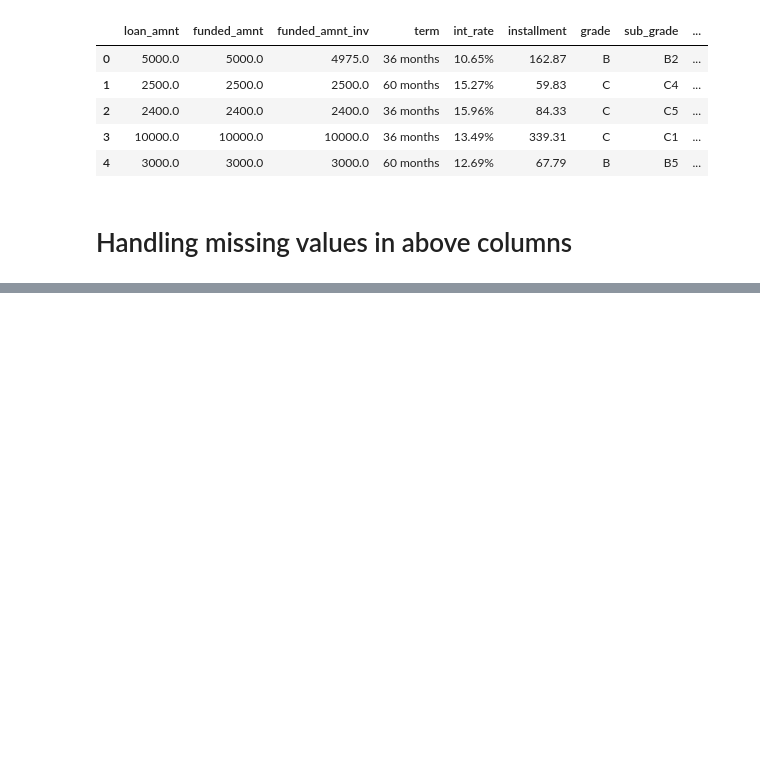
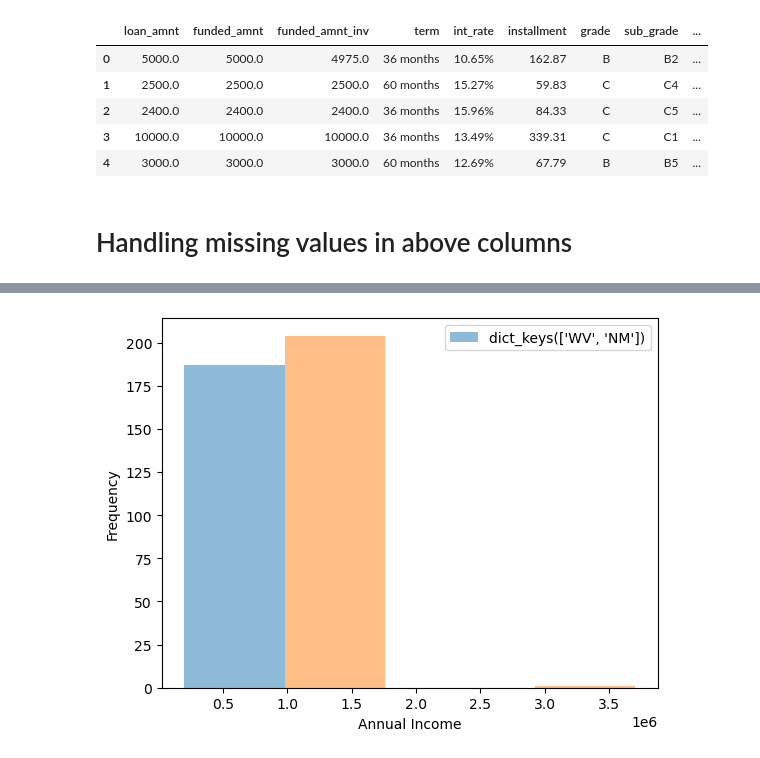
Before and after one commit to shashikumar2010s/AT-T, a Jupyter notebook: EDA.ipynb, the cells around one changed output, grey strips where cells are left out. Saved outputs shown, nothing was run; the diff lists cells and outputs as text; code cells hidden in the pictures; blank space fills up the shorter version.

Commit message:
hist

```diff
--- a/EDA.ipynb
+++ b/EDA.ipynb
@@ -209,0 +231,9 @@ print(df_concat.shape)
+# %%
+# group by state and compute the mean annual income
+grouped = loan_stat_df.groupby('addr_state')['annual_inc'].transform(lambda x: x.fillna(x.mean()))
+
+# update the dataframe with the new values
+loan_stat_df['annual_inc'] = grouped
+
+# display the updated dataframe
+# display(loan_stat_df)
@@ -209,0 +242,10 @@ print(df_concat.shape)
+# %%
+# group by state and compute the mean annual income and row counts
+grouped_app = loan_stat_df.groupby('addr_state').agg({'annual_inc': 'mean', 'addr_state': 'count'})
+
+# rename columns for clarity
+grouped_app = grouped_app.rename(columns={'annual_inc': 'Avg Annual Income', 'addr_state': 'Row Counts'})
+
+# display the grouped dataframe
+display(grouped_app)
+print(grouped_app.shape)
@@ -209,0 +278,3 @@ print(df_concat.shape)
+# %%
+grouped_app_wv_nm = grouped_app.loc[['WV','NM']]
+display(grouped_app_wv_nm)
@@ -210,3 +297,21 @@ print(df_concat.shape)
+# %%
+import matplotlib.pyplot as plt
+
+state_data = {}
+states = grouped_app_wv_nm.index.tolist()
+for state in states:
+    state_data[state] = loan_stat_df.loc[loan_stat_df['addr_state'] == state, 'annual_inc']
+
+
+# plot the histogram
+labels = state_data.keys()
+plt.hist(state_data.values(), bins=2, alpha=0.5, label=state_data.keys())
+plt.xlabel('Annual Income')
+plt.ylabel('Frequency')
+plt.legend()
+plt.show()
+# %% [output]
+[figure, added]
 # %%
 loan_amnt	funded_amnt
 # %%
```
Also changed, not shown: parts of 9 cells of this notebook.
